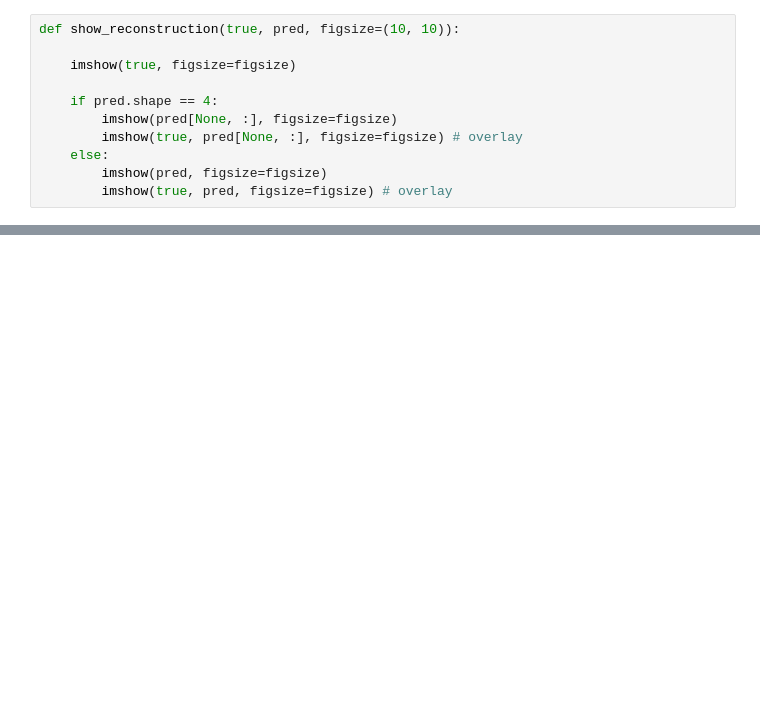
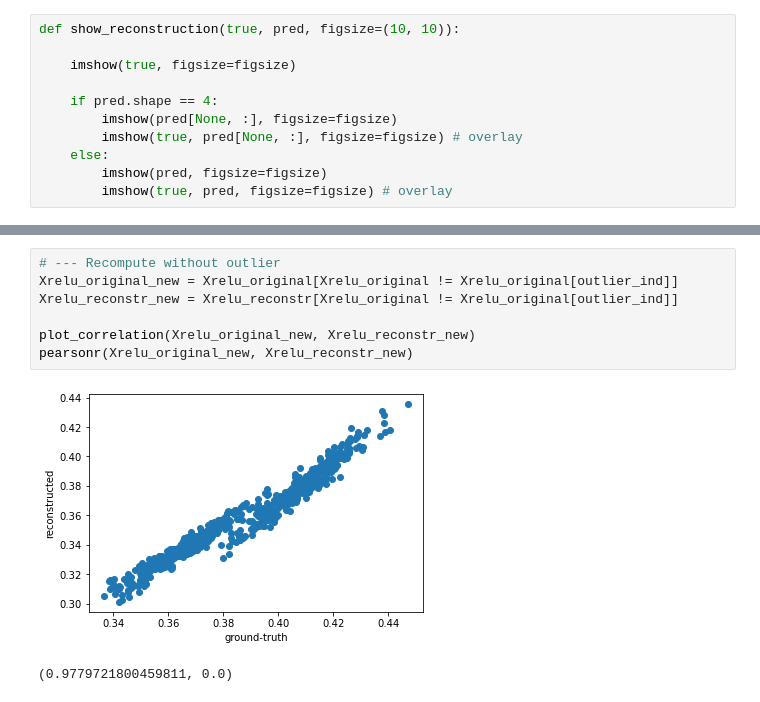
Before and after one commit to Cyb3rBlaze/CAIDM-Dementia, a Jupyter notebook: scripts/eval.ipynb, the cells around one changed output, grey strips where cells are left out. Saved outputs shown, nothing was run; the diff lists cells and outputs as text; blank space fills up the shorter version.

```diff
--- a/scripts/eval.ipynb
+++ b/scripts/eval.ipynb
@@ -159,0 +204,10 @@ show_reconstruction(xs[0], logits['dec2'][0])
+# %%
+# --- Recompute without outlier
+Xrelu_original_new = Xrelu_original[Xrelu_original != Xrelu_original[outlier_ind]]
+Xrelu_reconstr_new = Xrelu_reconstr[Xrelu_original != Xrelu_original[outlier_ind]]
+
+plot_correlation(Xrelu_original_new, Xrelu_reconstr_new)
+pearsonr(Xrelu_original_new, Xrelu_reconstr_new)
+# %% [output]
+[figure, added]
+(0.9779721800459811, 0.0)
```
Also changed, not shown: parts of 31 cells of this notebook.
